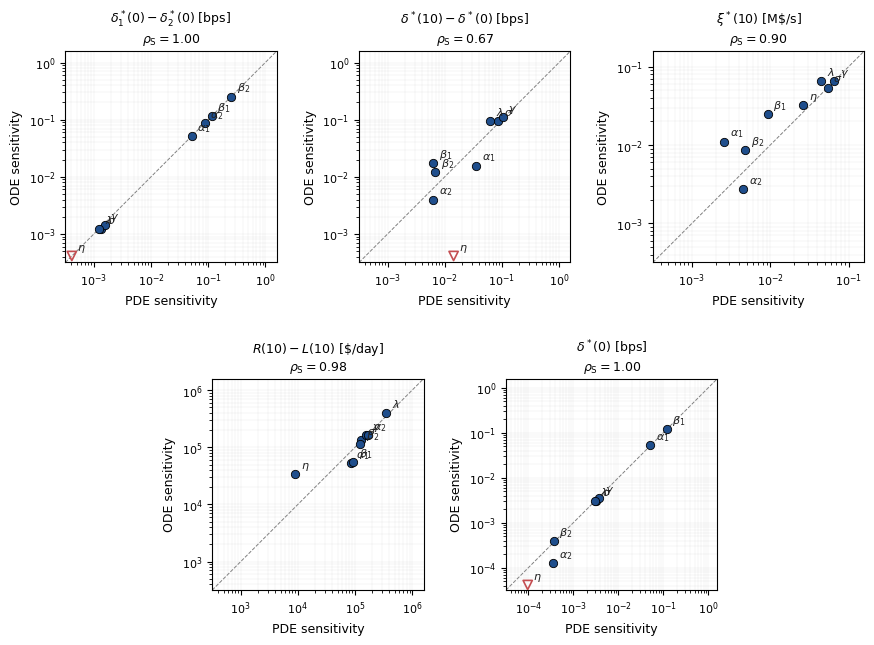
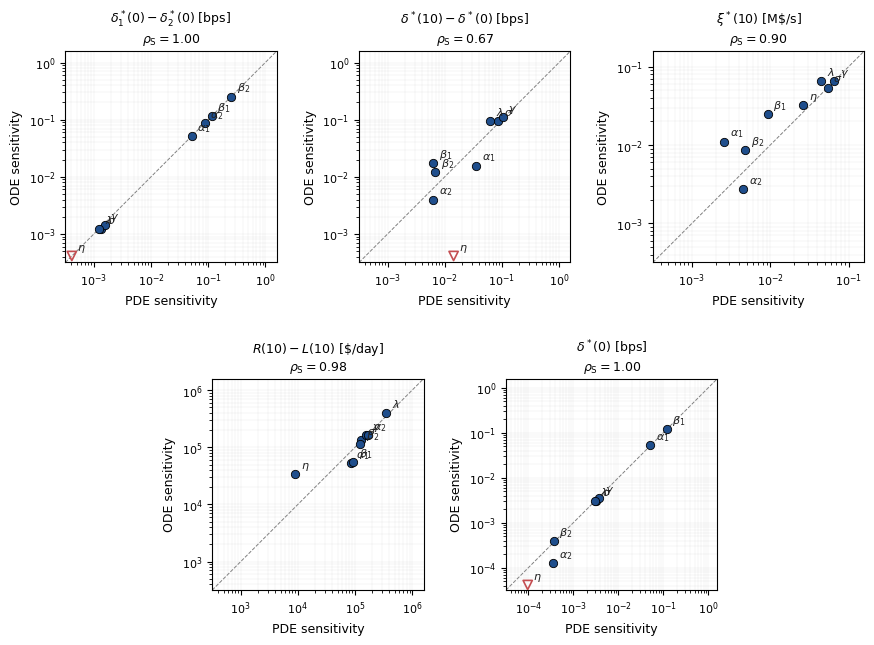
Unified diff of the notebook cell whose output changed from the first chart to the second:
--- before
+++ after
@@ -58,5 +58,5 @@
 })
 
-os.makedirs("report/figures", exist_ok=True)
+#os.makedirs("figures", exist_ok=True)
 fig = plt.figure(figsize=(10.5, 7.0))
 axes = _make_3_2_gridspec(fig)
@@ -99,4 +99,4 @@
                  fontsize=9)
 
-plt.savefig("report/figures/fig_pde_sens_ranking.pdf", bbox_inches="tight")
+#plt.savefig("figures/fig_pde_sens_ranking.pdf", bbox_inches="tight")
 plt.show()

Commit: Clean up appendix repo for thesis publication